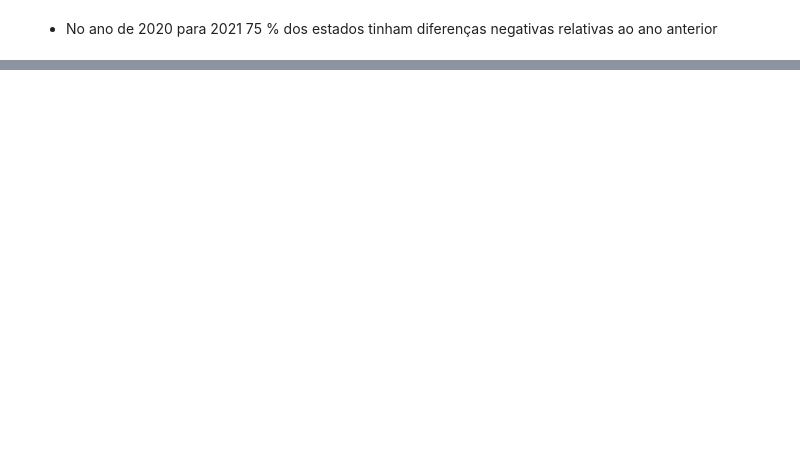
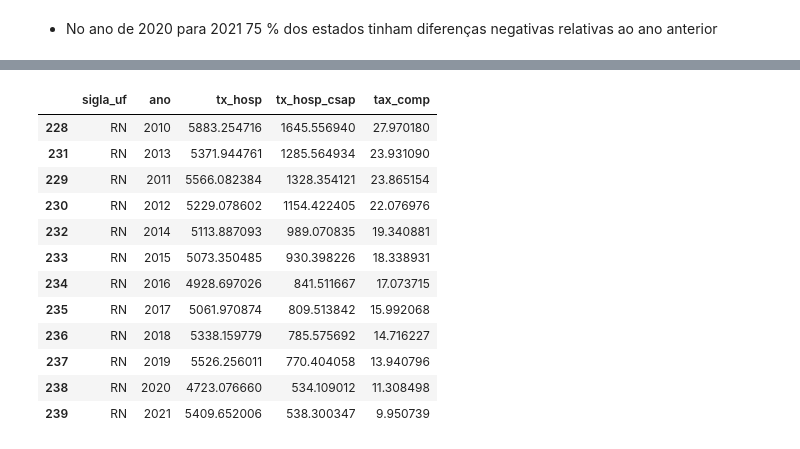
Before and after one commit to CyberBantu/Analise-de-Cobertura-Vacinal, a Jupyter notebook: Analise_Cobertura_Vacinal.ipynb, the cells around one changed output, grey strips where cells are left out. Saved outputs shown, nothing was run; the diff lists cells and outputs as text; code cells hidden in the pictures; blank space fills up the shorter version.

```diff
--- a/Analise_Cobertura_Vacinal.ipynb
+++ b/Analise_Cobertura_Vacinal.ipynb
@@ -489,0 +646,16 @@ sns.boxplot(data = df_diff, x = 'diff_2020_2021')
+# %%
+rn_teste.sort_values(by = 'tax_comp', ascending = False)
+# %% [output]
+|  | sigla_uf | ano | tx_hosp | tx_hosp_csap | tax_comp |
+| 228 | RN | 2010 | 5883.254716 | 1645.556940 | 27.970180 |
+| 231 | RN | 2013 | 5371.944761 | 1285.564934 | 23.931090 |
+| 229 | RN | 2011 | 5566.082384 | 1328.354121 | 23.865154 |
+| 230 | RN | 2012 | 5229.078602 | 1154.422405 | 22.076976 |
+| 232 | RN | 2014 | 5113.887093 | 989.070835 | 19.340881 |
+| 233 | RN | 2015 | 5073.350485 | 930.398226 | 18.338931 |
+| 234 | RN | 2016 | 4928.697026 | 841.511667 | 17.073715 |
+| 235 | RN | 2017 | 5061.970874 | 809.513842 | 15.992068 |
+| 236 | RN | 2018 | 5338.159779 | 785.575692 | 14.716227 |
+| 237 | RN | 2019 | 5526.256011 | 770.404058 | 13.940796 |
+| 238 | RN | 2020 | 4723.076660 | 534.109012 | 11.308498 |
+| 239 | RN | 2021 | 5409.652006 | 538.300347 | 9.950739 |
```
Also changed, not shown: parts of 27 cells of this notebook.
